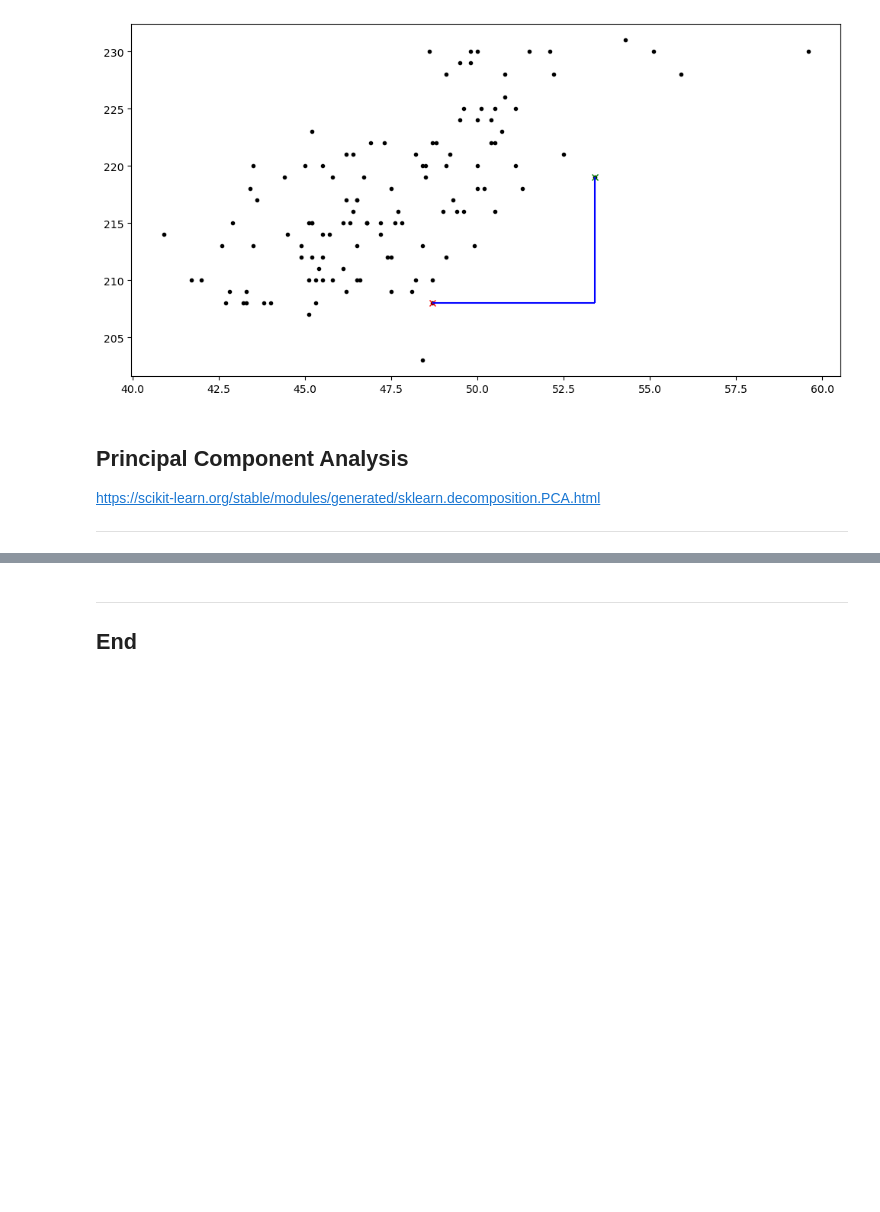
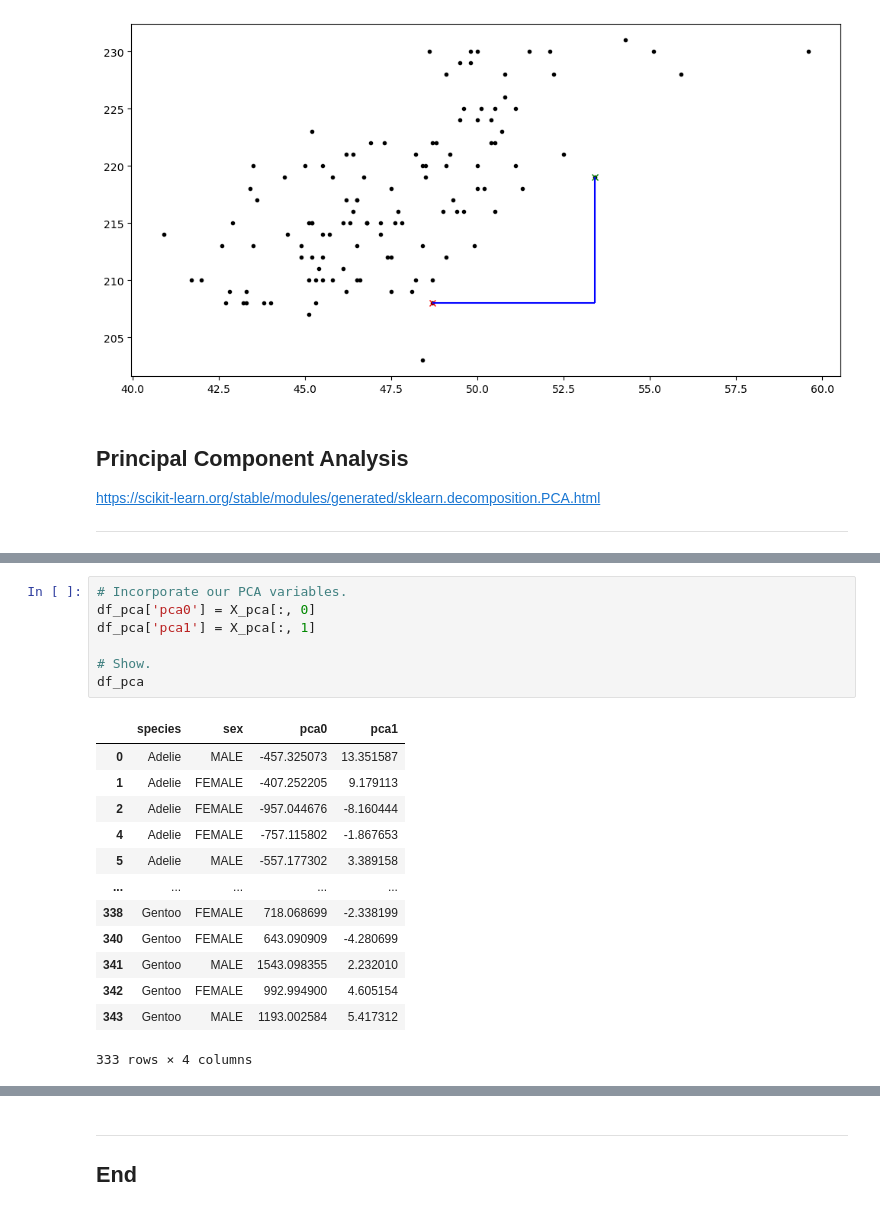
Before and after one commit to ianmcloughlin/notebooks, a Jupyter notebook: preprocessing.ipynb, the cells around one changed output, grey strips where cells are left out. Cells and saved outputs as stored; diff of their text form; blank space fills up the shorter version.

```diff
--- a/preprocessing.ipynb
+++ b/preprocessing.ipynb
@@ -420,0 +509,21 @@ https://scikit-learn.org/stable/modules/generated/sklearn.decomposition.PCA.html
+# %%
+# Incorporate our PCA variables.
+df_pca['pca0'] = X_pca[:, 0]
+df_pca['pca1'] = X_pca[:, 1]
+
+# Show.
+df_pca
+# %% [output]
+|  | species | sex | pca0 | pca1 |
+| 0 | Adelie | MALE | -457.325073 | 13.351587 |
+| 1 | Adelie | FEMALE | -407.252205 | 9.179113 |
+| 2 | Adelie | FEMALE | -957.044676 | -8.160444 |
+| 4 | Adelie | FEMALE | -757.115802 | -1.867653 |
+| 5 | Adelie | MALE | -557.177302 | 3.389158 |
+| ... | ... | ... | ... | ... |
+| 338 | Gentoo | FEMALE | 718.068699 | -2.338199 |
+| 340 | Gentoo | FEMALE | 643.090909 | -4.280699 |
+| 341 | Gentoo | MALE | 1543.098355 | 2.232010 |
+| 342 | Gentoo | FEMALE | 992.994900 | 4.605154 |
+| 343 | Gentoo | MALE | 1193.002584 | 5.417312 |
+333 rows × 4 columns
```
Also changed, not shown: parts of 17 cells of this notebook.
